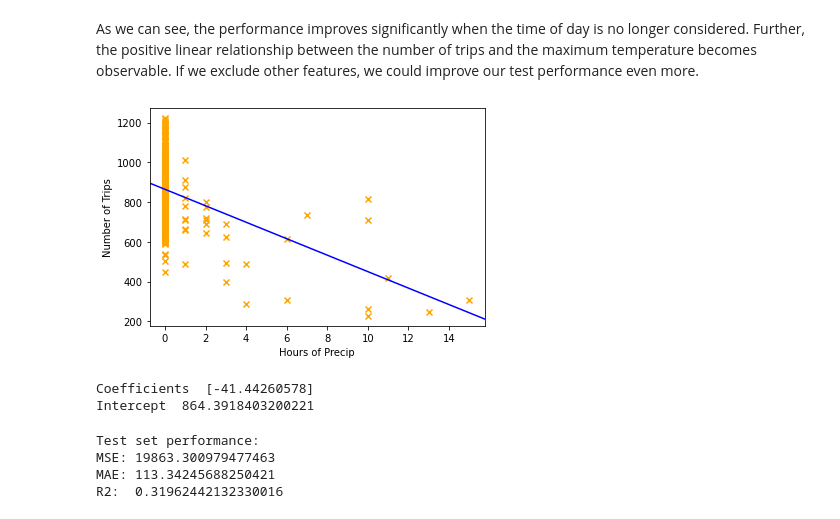
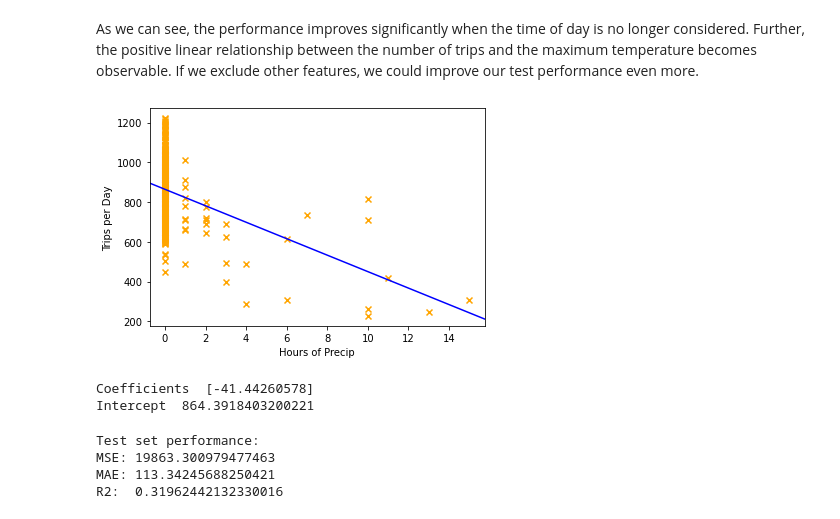
Before and after one commit to mschwa1010/AA_2022-23_Team_8, a Jupyter notebook: Prediction.ipynb, the cells around one changed output. Drawn from its saved outputs; the diff is of its cells as text; code cells hidden in the pictures.

```diff
--- a/Prediction.ipynb
+++ b/Prediction.ipynb
@@ -157,19 +192,19 @@ model_pred = model.predict(X_test_daily.values.reshape(-1,1))
 # %%
 plt.scatter( X_daily,y_daily, marker = 'x', c='orange')
 xlim, ylim =(plt.gca().get_xlim(), plt.gca().get_ylim())
 
 Z = np.linspace(-1,16)
 T = model.intercept_ + model.coef_*Z
 
 plt.plot(Z,T, c="b")
 plt.xlim(xlim)
 plt.ylim(ylim)
 plt.xlabel("Hours of Precip")
-plt.ylabel("Number of Trips")
+plt.ylabel("Trips per Day")
 plt.show()
 print("Coefficients ", model.coef_, "\nIntercept ", model.intercept_ )
 # %% [output]
-[figure, old version]
+[figure, new version]
 Coefficients  [-41.44260578]
 Intercept  864.3918403200221
 # %%
```
Also changed, not shown: parts of 18 cells of this notebook.
